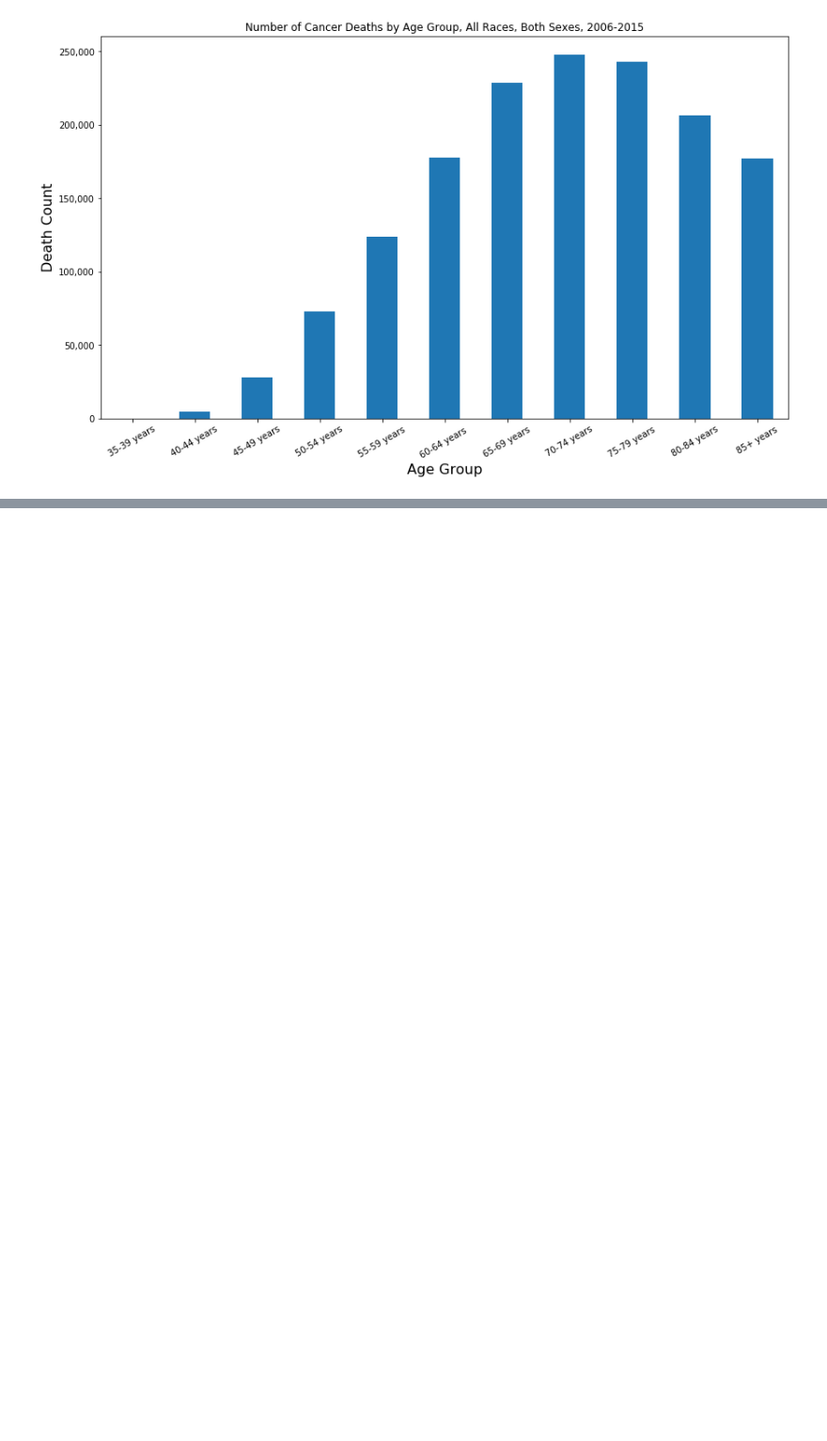
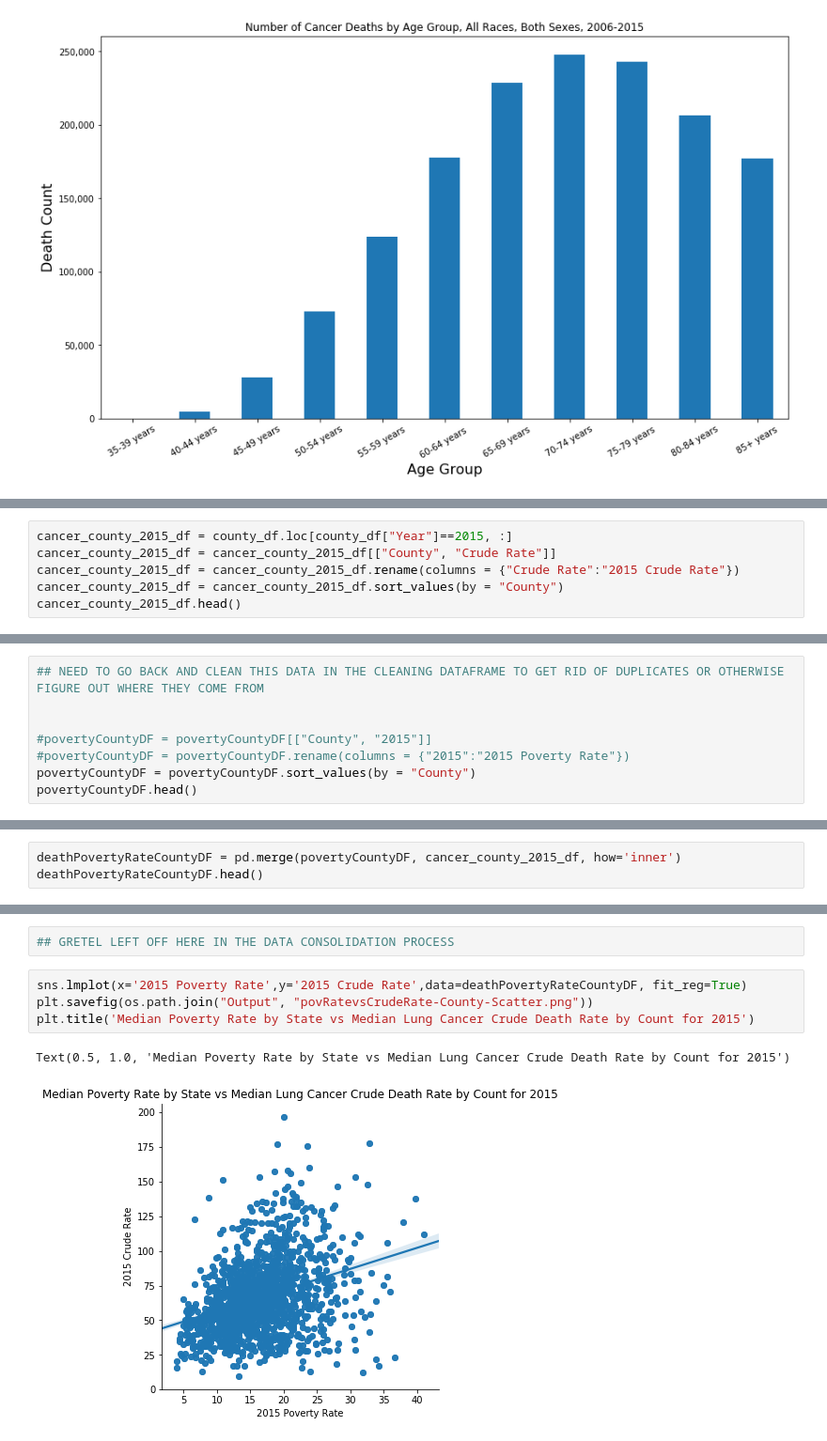
Before and after one commit to gretelup/dataviz-project1, a Jupyter notebook: data_analysis.ipynb, the cells around one changed output, grey strips where cells are left out. Shown: that part at 94% size. Drawn from its saved outputs; the diff is of its cells as text; blank space fills up the shorter version.

Commit message:
Consolidating cleaning and analysis notebooks

```diff
--- a/data_analysis.ipynb
+++ b/data_analysis.ipynb
@@ -145,0 +268,6 @@ plt.grid(False)
+# %%
+cancer_county_2015_df = county_df.loc[county_df["Year"]==2015, :]
+cancer_county_2015_df = cancer_county_2015_df[["County", "Crude Rate"]]
+cancer_county_2015_df = cancer_county_2015_df.rename(columns = {"Crude Rate":"2015 Crude Rate"})
+cancer_county_2015_df = cancer_county_2015_df.sort_values(by = "County")
+cancer_county_2015_df.head()
@@ -145,0 +281,8 @@ plt.grid(False)
+# %%
+## NEED TO GO BACK AND CLEAN THIS DATA IN THE CLEANING DATAFRAME TO GET RID OF DUPLICATES OR OTHERWISE FIGURE OUT WHERE THEY COME FROM
+
+
+#povertyCountyDF = povertyCountyDF[["County", "2015"]]
+#povertyCountyDF = povertyCountyDF.rename(columns = {"2015":"2015 Poverty Rate"})
+povertyCountyDF = povertyCountyDF.sort_values(by = "County")
+povertyCountyDF.head()
@@ -145,0 +296,3 @@ plt.grid(False)
+# %%
+deathPovertyRateCountyDF = pd.merge(povertyCountyDF, cancer_county_2015_df, how='inner')
+deathPovertyRateCountyDF.head()
@@ -145,0 +306,9 @@ plt.grid(False)
+# %%
+## GRETEL LEFT OFF HERE IN THE DATA CONSOLIDATION PROCESS
+# %%
+sns.lmplot(x='2015 Poverty Rate',y='2015 Crude Rate',data=deathPovertyRateCountyDF, fit_reg=True)
+plt.savefig(os.path.join("Output", "povRatevsCrudeRate-County-Scatter.png"))
+plt.title('Median Poverty Rate by State vs Median Lung Cancer Crude Death Rate by Count for 2015')
+# %% [output]
+Text(0.5, 1.0, 'Median Poverty Rate by State vs Median Lung Cancer Crude Death Rate by Count for 2015')
+[figure, added]
```
Also changed, not shown: parts of 12 cells of this notebook, 1 other file.
